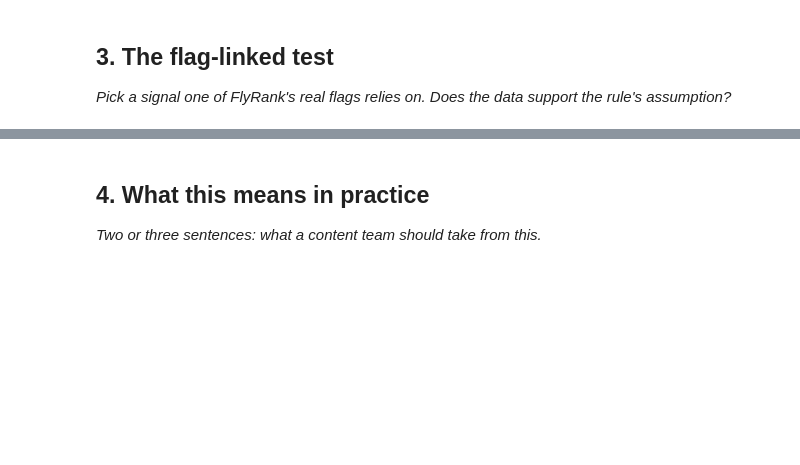
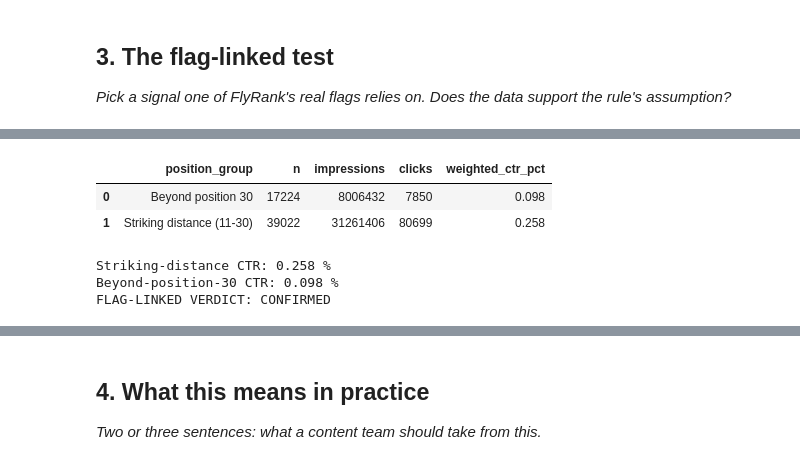
Before and after one commit to TEJAS7356/flyrank-ml-internship, a Jupyter notebook: work/notebooks/w04_signal_audit.ipynb, the cells around one changed output, grey strips where cells are left out. Cells and saved outputs as stored; diff of their text form; code cells hidden in the pictures; blank space fills up the shorter version.

```diff
--- a/work/notebooks/w04_signal_audit.ipynb
+++ b/work/notebooks/w04_signal_audit.ipynb
@@ -29,0 +343,67 @@ This skeleton is yours to fill. Work the sections **in order** — each one has
+# %%
+# This cell is for CODE (numbers, a query, a check).
+# Write your text answer in the cell ABOVE this one — typing sentences here breaks Run All.
+# Test the in_striking_distance assumption
+
+flag_data = monthly.dropna(subset=["avg_position"]).copy()
+
+flag_data["position_group"] = np.where(
+    flag_data["avg_position"].between(11, 30),
+    "Striking distance (11-30)",
+    np.where(
+        flag_data["avg_position"] > 30,
+        "Beyond position 30",
+        "Positions 1-10"
+    )
+)
+
+# Compare only the two relevant groups
+
+flag_test = flag_data[
+    flag_data["position_group"].isin([
+        "Striking distance (11-30)",
+        "Beyond position 30"
+    ])
+].groupby("position_group").agg(
+    n=("content_hash_id", "size"),
+    impressions=("impressions", "sum"),
+    clicks=("clicks", "sum")
+).reset_index()
+
+flag_test["weighted_ctr_pct"] = (
+    flag_test["clicks"] / flag_test["impressions"] * 100
+)
+
+display(flag_test.round(3))
+
+# Check sample size and compare CTR
+
+assert (flag_test["n"] >= 50).all(), "Insufficient sample size."
+
+ctr_striking = flag_test.loc[
+    flag_test["position_group"] == "Striking distance (11-30)",
+    "weighted_ctr_pct"
+].iloc[0]
+
+ctr_beyond = flag_test.loc[
+    flag_test["position_group"] == "Beyond position 30",
+    "weighted_ctr_pct"
+].iloc[0]
+
+if ctr_striking > ctr_beyond:
+    flag_verdict = "CONFIRMED"
+elif ctr_striking < ctr_beyond:
+    flag_verdict = "OPPOSITE"
+else:
+    flag_verdict = "FALSE"
+
+print("Striking-distance CTR:", round(ctr_striking, 3), "%")
+print("Beyond-position-30 CTR:", round(ctr_beyond, 3), "%")
+print("FLAG-LINKED VERDICT:", flag_verdict)
+# %% [output]
+|  | position_group | n | impressions | clicks | weighted_ctr_pct |
+| 0 | Beyond position 30 | 17224 | 8006432 | 7850 | 0.098 |
+| 1 | Striking distance (11-30) | 39022 | 31261406 | 80699 | 0.258 |
+Striking-distance CTR: 0.258 %
+Beyond-position-30 CTR: 0.098 %
+FLAG-LINKED VERDICT: CONFIRMED
```
Also changed, not shown: parts of 13 cells of this notebook.
